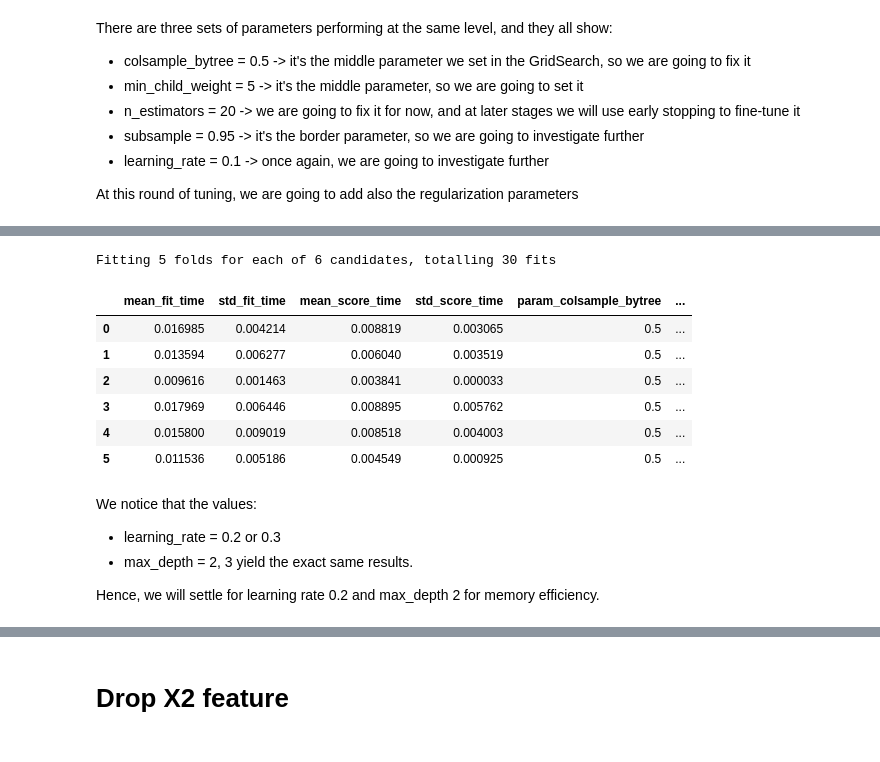
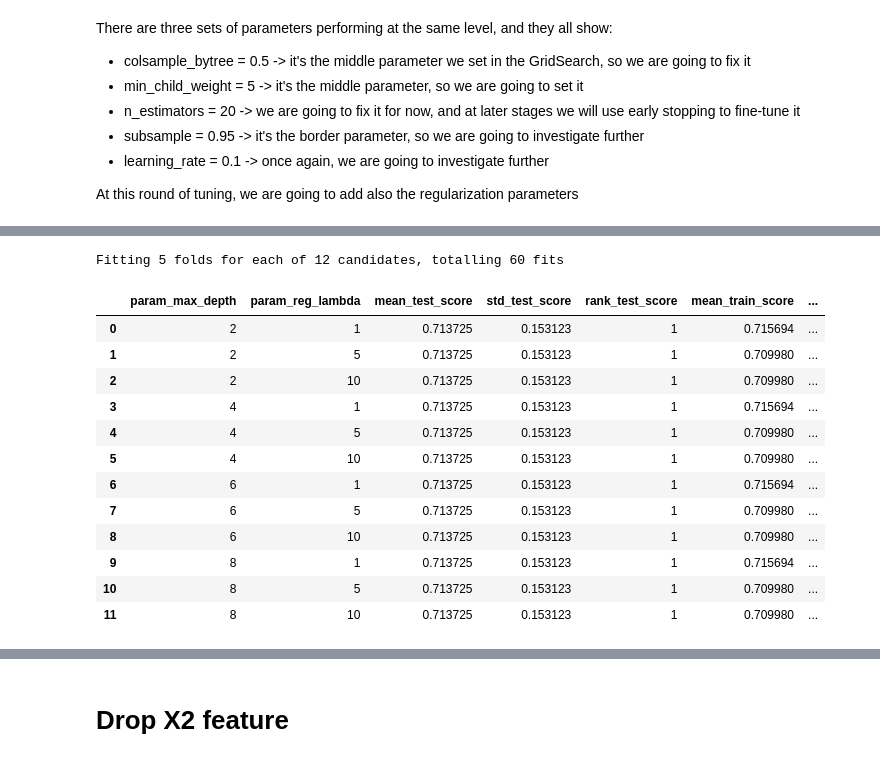
Before and after one commit to Ilvecho/Happy-Customers, a Jupyter notebook: Notebook_for_dev.ipynb, the cells around one changed output, grey strips where cells are left out. Cells and saved outputs as stored; diff of their text form; code cells hidden in the pictures.

```diff
--- a/Notebook_for_dev.ipynb
+++ b/Notebook_for_dev.ipynb
@@ -626,31 +624,40 @@ The remaining two parameters show the following:
 # %%
-param_grid = {'max_depth': [2, 3],
+param_grid = {'max_depth': [2, 4, 6, 8],
+              'reg_lambda': [1, 5, 10],
+              'reg_alpha': [1],
+              'learning_rate': [0.2],
               'subsample': [1],
               'colsample_bytree': [0.5],
               'min_child_weight': [5],
-              'n_estimators': [10],
-              'learning_rate': [0.2, 0.3, 0.4],
+              'n_estimators': [20],
               'random_state': [42]}
 clf = model_selection.GridSearchCV(xgb, param_grid, scoring='accuracy', verbose=1, return_train_score=True)
 clf.fit(X_train, y_train)
 
 cv_results = pd.DataFrame.from_dict(clf.cv_results_)
 # %% [output]
-Fitting 5 folds for each of 6 candidates, totalling 30 fits
+Fitting 5 folds for each of 12 candidates, totalling 60 fits
-# %%
-cv_results.drop('params', axis=1).sort_values('rank_test_score').head(n=10)
-# %% [output]
-|  | mean_fit_time | std_fit_time | mean_score_time | std_score_time | param_colsample_bytree | ... |
-| 0 | 0.016985 | 0.004214 | 0.008819 | 0.003065 | 0.5 | ... |
-| 1 | 0.013594 | 0.006277 | 0.006040 | 0.003519 | 0.5 | ... |
-| 2 | 0.009616 | 0.001463 | 0.003841 | 0.000033 | 0.5 | ... |
-| 3 | 0.017969 | 0.006446 | 0.008895 | 0.005762 | 0.5 | ... |
-| 4 | 0.015800 | 0.009019 | 0.008518 | 0.004003 | 0.5 | ... |
-| 5 | 0.011536 | 0.005186 | 0.004549 | 0.000925 | 0.5 | ... |
-# %% [markdown]
-We notice that the values:
-*  learning_rate = 0.2 or 0.3
-*  max_depth = 2, 3
-yield the exact same results.
-
-Hence, we will settle for learning rate 0.2 and max_depth 2 for memory efficiency.
+# %%
+col_of_interest = ['param_max_depth',
+                   'param_reg_lambda',
+                   'mean_test_score',
+                   'std_test_score',
+                   'rank_test_score',
+                   'mean_train_score',
+                   'std_train_score']
+relevant_values = cv_results[col_of_interest]
+relevant_values.sort_values(by=['rank_test_score'])
+# %% [output]
+|  | param_max_depth | param_reg_lambda | mean_test_score | std_test_score | rank_test_score | mean_train_score | ... |
+| 0 | 2 | 1 | 0.713725 | 0.153123 | 1 | 0.715694 | ... |
+| 1 | 2 | 5 | 0.713725 | 0.153123 | 1 | 0.709980 | ... |
+| 2 | 2 | 10 | 0.713725 | 0.153123 | 1 | 0.709980 | ... |
+| 3 | 4 | 1 | 0.713725 | 0.153123 | 1 | 0.715694 | ... |
+| 4 | 4 | 5 | 0.713725 | 0.153123 | 1 | 0.709980 | ... |
+| 5 | 4 | 10 | 0.713725 | 0.153123 | 1 | 0.709980 | ... |
+| 6 | 6 | 1 | 0.713725 | 0.153123 | 1 | 0.715694 | ... |
+| 7 | 6 | 5 | 0.713725 | 0.153123 | 1 | 0.709980 | ... |
+| 8 | 6 | 10 | 0.713725 | 0.153123 | 1 | 0.709980 | ... |
+| 9 | 8 | 1 | 0.713725 | 0.153123 | 1 | 0.715694 | ... |
+| 10 | 8 | 5 | 0.713725 | 0.153123 | 1 | 0.709980 | ... |
+| 11 | 8 | 10 | 0.713725 | 0.153123 | 1 | 0.709980 | ... |
```
Also changed, not shown: parts of 9 cells of this notebook.
